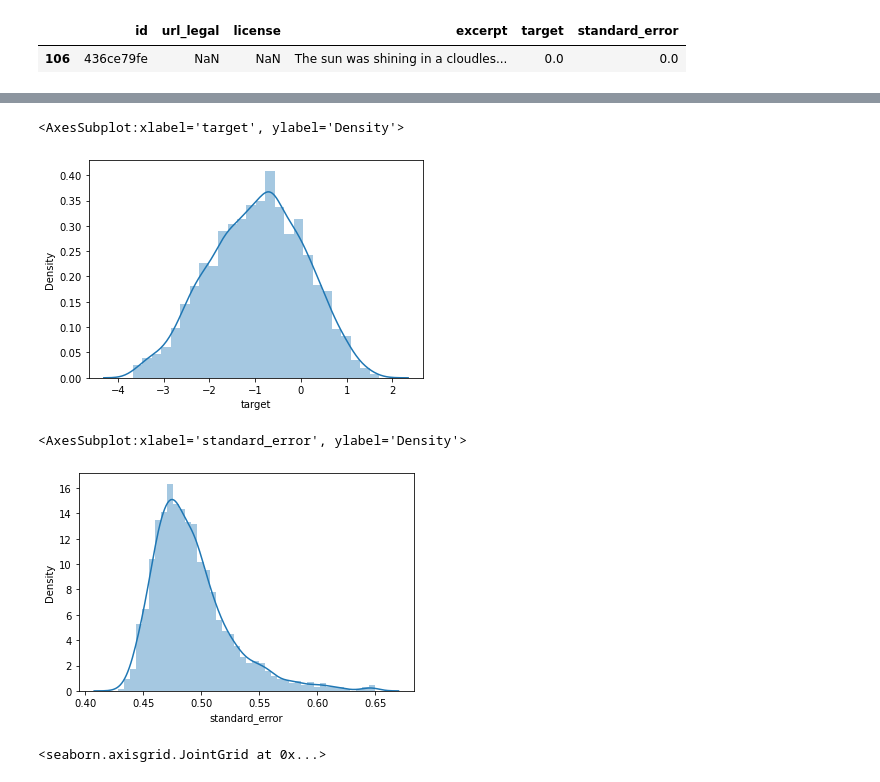
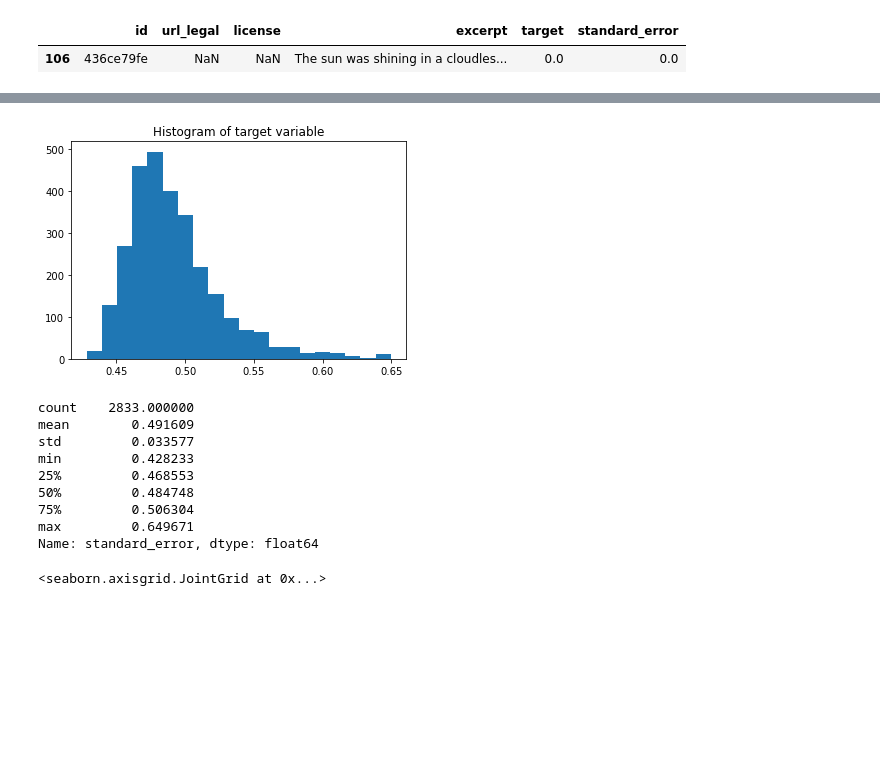
Before and after one commit to exemartinez/makeovermonday_projects, a Jupyter notebook: scripts/ReadabilityKaggle.ipynb, the cells around one changed output, grey strips where cells are left out. Cells and saved outputs as stored; diff of their text form; code cells hidden in the pictures; blank space fills up the shorter version.

```diff
--- a/scripts/ReadabilityKaggle.ipynb
+++ b/scripts/ReadabilityKaggle.ipynb
@@ -95,13 +90,19 @@ Name: standard_error, dtype: float64
-# %%
-sns.distplot(df['target'])
-# %% [output]
-<AxesSubplot:xlabel='target', ylabel='Density'>
-[figure, removed]
-# %%
-sns.distplot(df['standard_error'])
-# %% [output]
-<AxesSubplot:xlabel='standard_error', ylabel='Density'>
-[figure, removed]
+# %%
+plt.hist(df.standard_error, bins = 20)
+plt.title("Histogram of target variable")
+plt.show()
+print(df.standard_error.describe())
+# %% [output]
+[figure, added]
+count    2833.000000
+mean        0.491609
+std         0.033577
+min         0.428233
+25%         0.468553
+50%         0.484748
+75%         0.506304
+max         0.649671
+Name: standard_error, dtype: float64
 # %%
 sns.jointplot(x='target', y='standard_error', data=df)
 # %% [output]
```
Also changed, not shown: parts of 23 cells of this notebook.
